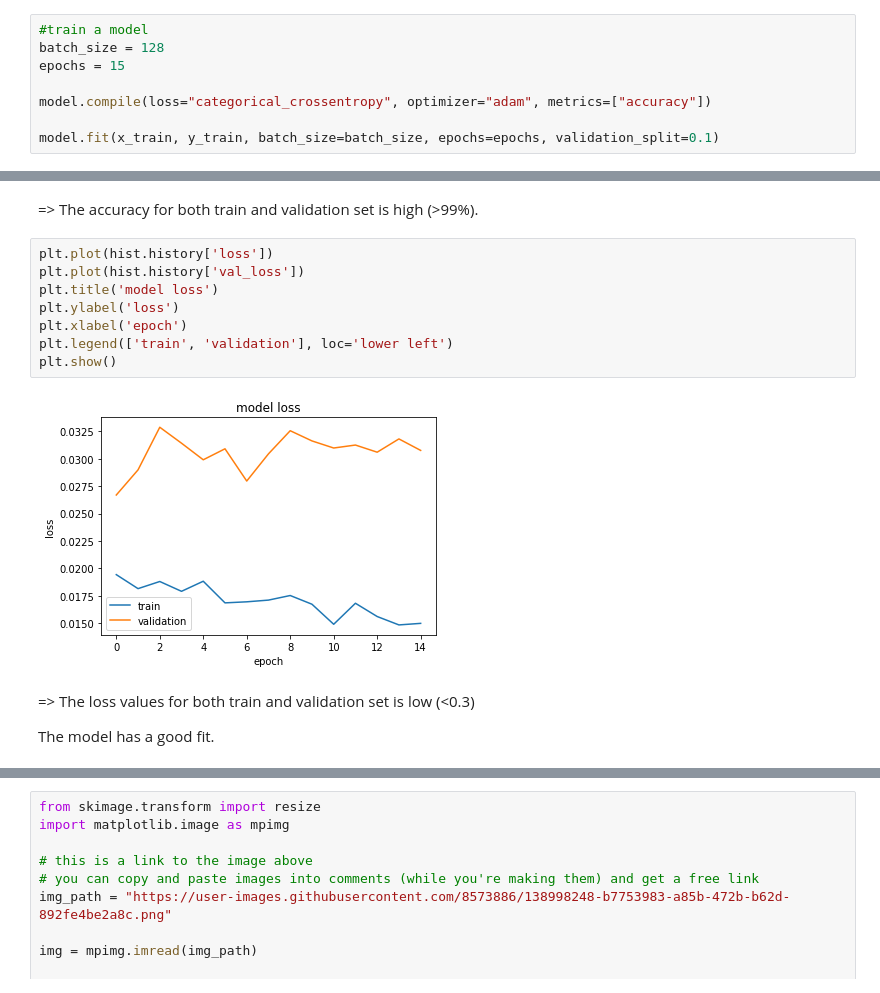
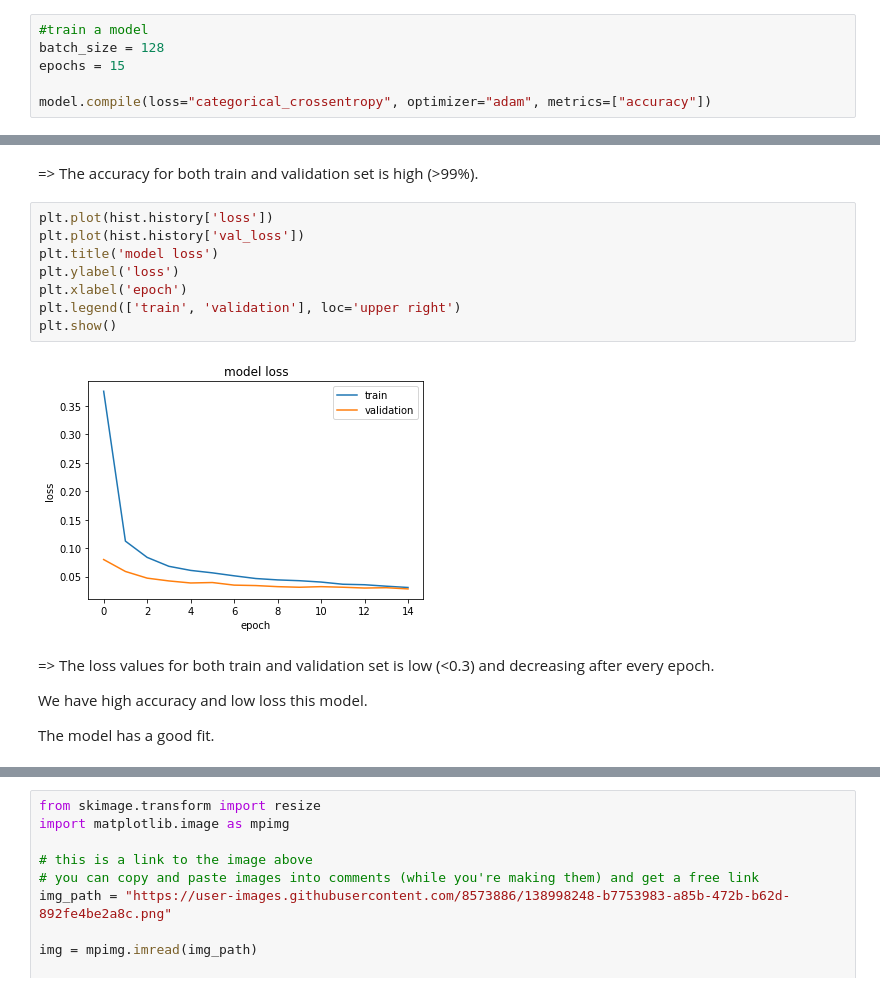
Before and after one commit to truc-h-nguyen/Toddler-activity-suggestions, a Jupyter notebook: Simple_MNIST_convnet.ipynb, the cells around one changed output, grey strips where cells are left out. Cells and saved outputs as stored; diff of their text form.

```diff
--- a/Simple_MNIST_convnet.ipynb
+++ b/Simple_MNIST_convnet.ipynb
@@ -194,5 +194,3 @@ batch_size = 128
 epochs = 15
 
 model.compile(loss="categorical_crossentropy", optimizer="adam", metrics=["accuracy"])
-
-model.fit(x_train, y_train, batch_size=batch_size, epochs=epochs, validation_split=0.1)
@@ -236,15 +233,17 @@ plt.show()
 # %%
 plt.plot(hist.history['loss'])
 plt.plot(hist.history['val_loss'])
 plt.title('model loss')
 plt.ylabel('loss')
 plt.xlabel('epoch')
-plt.legend(['train', 'validation'], loc='lower left')
+plt.legend(['train', 'validation'], loc='upper right')
 plt.show()
 # %% [output]
-[figure, old version]
+[figure, new version]
 # %% [markdown]
-=> The loss values for both train and validation set is low (<0.3)
+=> The loss values for both train and validation set is low (<0.3) and decreasing after every epoch.
+
+We have high accuracy and low loss this model.
 
 The model has a good fit.
 # %%
```
Also changed, not shown: parts of 5 cells of this notebook.
